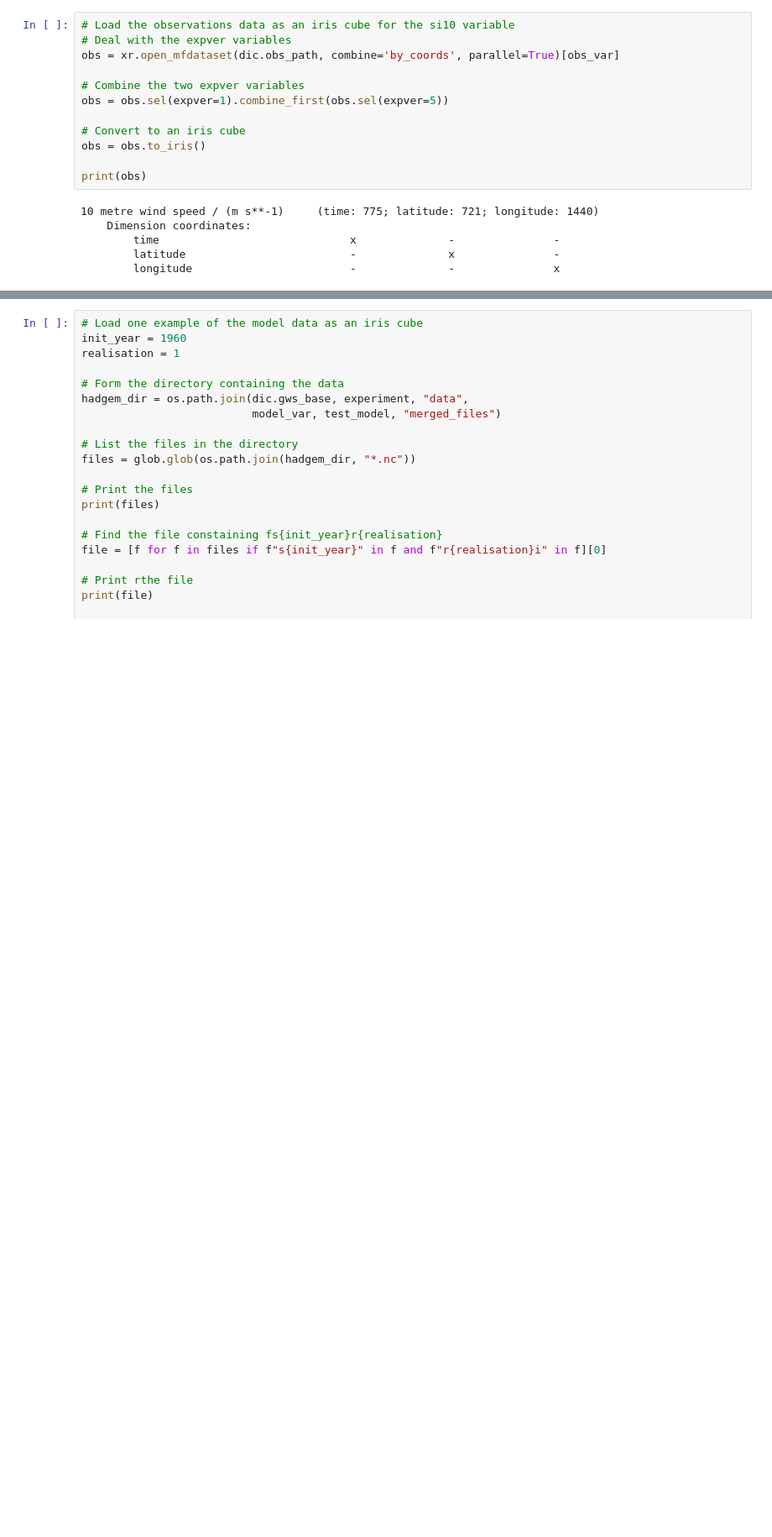
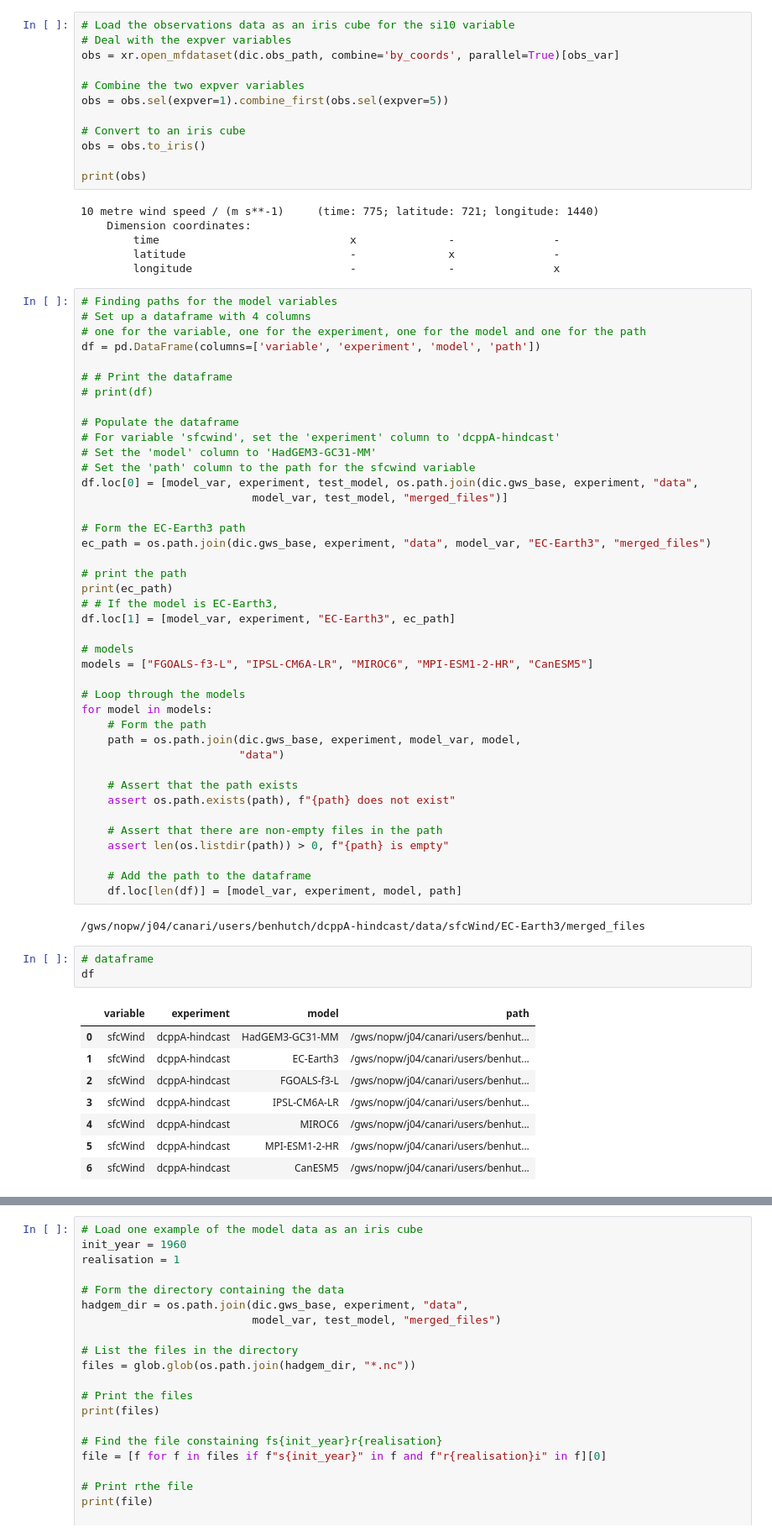
Before and after one commit to benhutchmet/multi_year_unseen, a Jupyter notebook: multi_year_unseen.ipynb, the cells around one changed output, grey strips where cells are left out. Shown at 84% size. Saved outputs shown, nothing was run; the diff lists cells and outputs as text; blank space fills up the shorter version.

```diff
--- a/multi_year_unseen.ipynb
+++ b/multi_year_unseen.ipynb
@@ -111,3 +134,58 @@ print(obs)
         time                             x              -               -
         latitude                         -              x               -
         longitude                        -              -               x
+# %%
+# Finding paths for the model variables
+# Set up a dataframe with 4 columns
+# one for the variable, one for the experiment, one for the model and one for the path
+df = pd.DataFrame(columns=['variable', 'experiment', 'model', 'path'])
+
+# # Print the dataframe
+# print(df)
+
+# Populate the dataframe
+# For variable 'sfcwind', set the 'experiment' column to 'dcppA-hindcast'
+# Set the 'model' column to 'HadGEM3-GC31-MM'
+# Set the 'path' column to the path for the sfcwind variable
+df.loc[0] = [model_var, experiment, test_model, os.path.join(dic.gws_base, experiment, "data",
+                          model_var, test_model, "merged_files")]
+
+# Form the EC-Earth3 path
+ec_path = os.path.join(dic.gws_base, experiment, "data", model_var, "EC-Earth3", "merged_files")
+
+# print the path
+print(ec_path)
+# # If the model is EC-Earth3,
+df.loc[1] = [model_var, experiment, "EC-Earth3", ec_path]
+
+# models
+models = ["FGOALS-f3-L", "IPSL-CM6A-LR", "MIROC6", "MPI-ESM1-2-HR", "CanESM5"]
+
+# Loop through the models
+for model in models:
+    # Form the path
+    path = os.path.join(dic.gws_base, experiment, model_var, model,
+                        "data")
+
+    # Assert that the path exists
+    assert os.path.exists(path), f"{path} does not exist"
+
+    # Assert that there are non-empty files in the path
+    assert len(os.listdir(path)) > 0, f"{path} is empty"
+
+    # Add the path to the dataframe
+    df.loc[len(df)] = [model_var, experiment, model, path]
+# %% [output]
+/gws/nopw/j04/canari/users/benhutch/dcppA-hindcast/data/sfcWind/EC-Earth3/merged_files
+# %%
+# dataframe
+df
+# %% [output]
+|  | variable | experiment | model | path |
+| 0 | sfcWind | dcppA-hindcast | HadGEM3-GC31-MM | /gws/nopw/j04/canari/users/benhut... |
+| 1 | sfcWind | dcppA-hindcast | EC-Earth3 | /gws/nopw/j04/canari/users/benhut... |
+| 2 | sfcWind | dcppA-hindcast | FGOALS-f3-L | /gws/nopw/j04/canari/users/benhut... |
+| 3 | sfcWind | dcppA-hindcast | IPSL-CM6A-LR | /gws/nopw/j04/canari/users/benhut... |
+| 4 | sfcWind | dcppA-hindcast | MIROC6 | /gws/nopw/j04/canari/users/benhut... |
+| 5 | sfcWind | dcppA-hindcast | MPI-ESM1-2-HR | /gws/nopw/j04/canari/users/benhut... |
+| 6 | sfcWind | dcppA-hindcast | CanESM5 | /gws/nopw/j04/canari/users/benhut... |
```
Also changed, not shown: parts of 7 cells of this notebook, 4 other files.
